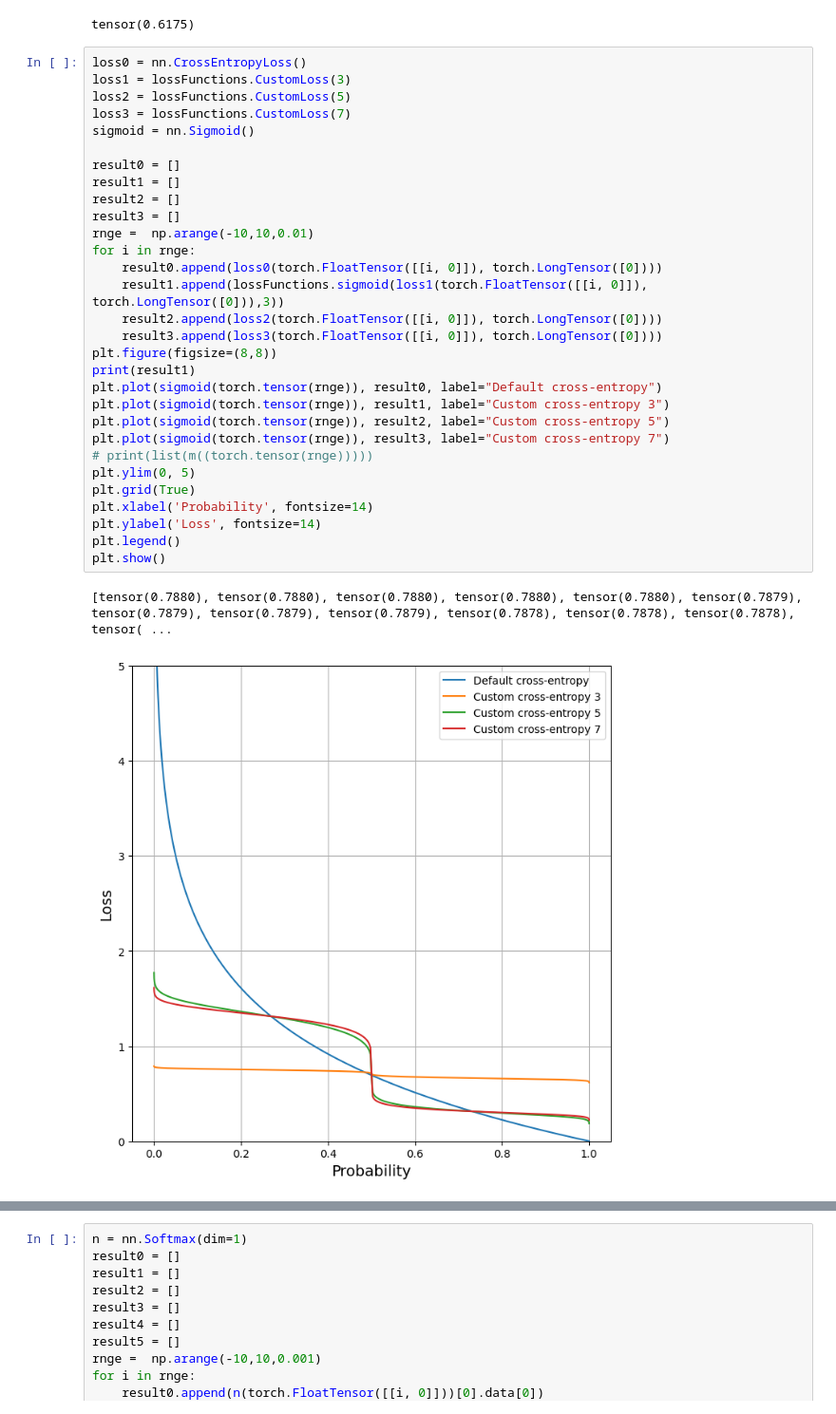
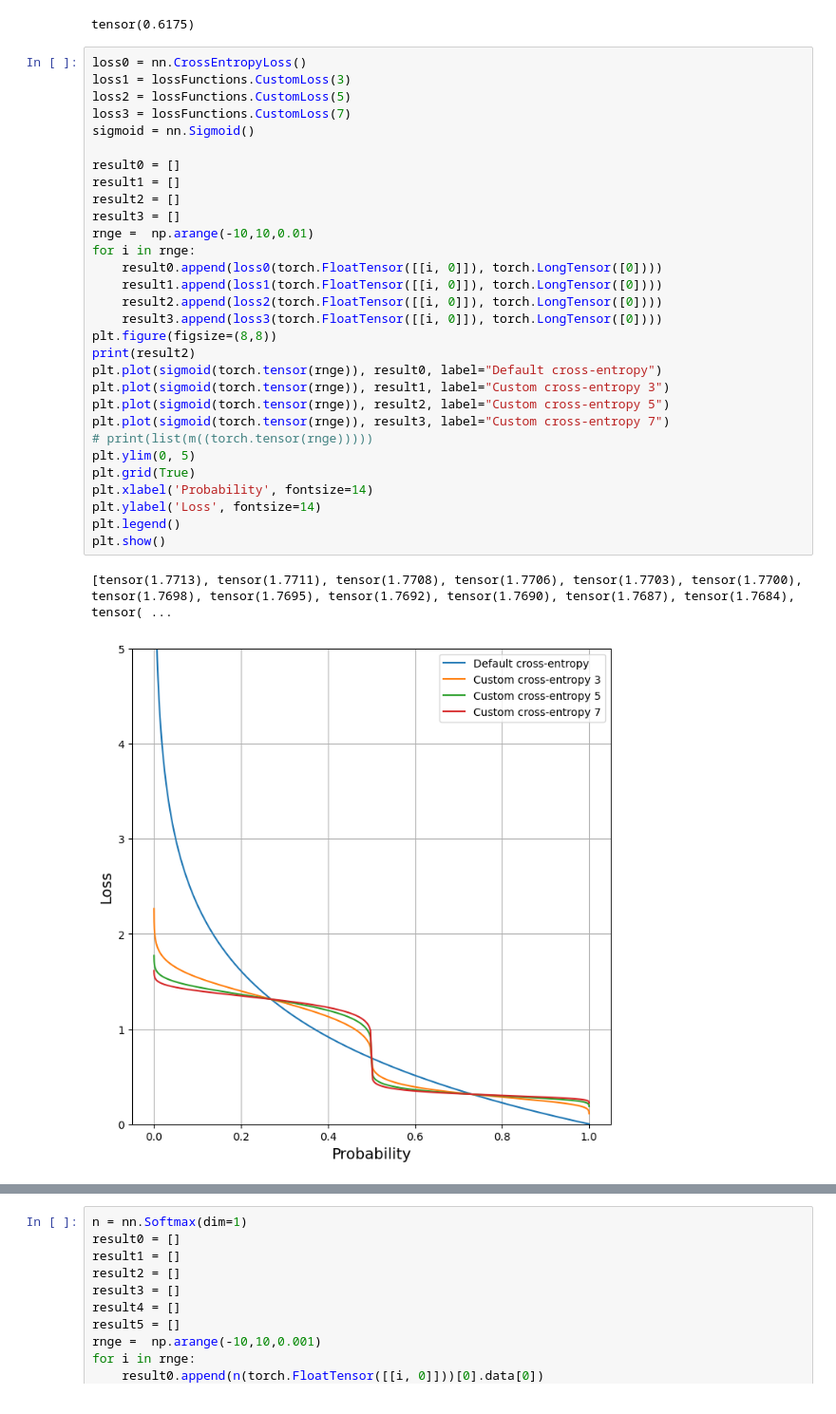
Before and after one commit to 591291-hvl/Bachelor, a Jupyter notebook: Code/notebooks/Tester/lossTest.ipynb, the cells around one changed output, grey strips where cells are left out. Shown: that part at 95% size. Drawn from its saved outputs; the diff is of its cells as text.

```diff
--- a/Code/notebooks/Tester/lossTest.ipynb
+++ b/Code/notebooks/Tester/lossTest.ipynb
@@ -183,34 +183,34 @@ tensor(0.6175)
 # %%
 loss0 = nn.CrossEntropyLoss()
 loss1 = lossFunctions.CustomLoss(3)
 loss2 = lossFunctions.CustomLoss(5)
 loss3 = lossFunctions.CustomLoss(7)
 sigmoid = nn.Sigmoid()
 
 result0 = []
 result1 = []
 result2 = []
 result3 = []
 rnge =  np.arange(-10,10,0.01)
 for i in rnge:
     result0.append(loss0(torch.FloatTensor([[i, 0]]), torch.LongTensor([0])))
-    result1.append(lossFunctions.sigmoid(loss1(torch.FloatTensor([[i, 0]]), torch.LongTensor([0])),3))
+    result1.append(loss1(torch.FloatTensor([[i, 0]]), torch.LongTensor([0])))
     result2.append(loss2(torch.FloatTensor([[i, 0]]), torch.LongTensor([0])))
     result3.append(loss3(torch.FloatTensor([[i, 0]]), torch.LongTensor([0])))
 plt.figure(figsize=(8,8))
-print(result1)
+print(result2)
 plt.plot(sigmoid(torch.tensor(rnge)), result0, label="Default cross-entropy")
 plt.plot(sigmoid(torch.tensor(rnge)), result1, label="Custom cross-entropy 3")
 plt.plot(sigmoid(torch.tensor(rnge)), result2, label="Custom cross-entropy 5")
 plt.plot(sigmoid(torch.tensor(rnge)), result3, label="Custom cross-entropy 7")
 # print(list(m((torch.tensor(rnge)))))
 plt.ylim(0, 5)
 plt.grid(True)
 plt.xlabel('Probability', fontsize=14)
 plt.ylabel('Loss', fontsize=14)
 plt.legend()
 plt.show()
 # %% [output]
-[tensor(0.7880), tensor(0.7880), tensor(0.7880), tensor(0.7880), tensor(0.7880), tensor(0.7879), tensor(0.7879), tensor(0.7879), tensor(0.7879), tensor(0.7878), tensor(0.7878), tensor(0.7878), tensor( ...
+[tensor(1.7713), tensor(1.7711), tensor(1.7708), tensor(1.7706), tensor(1.7703), tensor(1.7700), tensor(1.7698), tensor(1.7695), tensor(1.7692), tensor(1.7690), tensor(1.7687), tensor(1.7684), tensor( ...
-[figure, old version]
+[figure, new version]
 # %%
```
Also changed, not shown: parts of 1 cell of this notebook, 1 other file.
